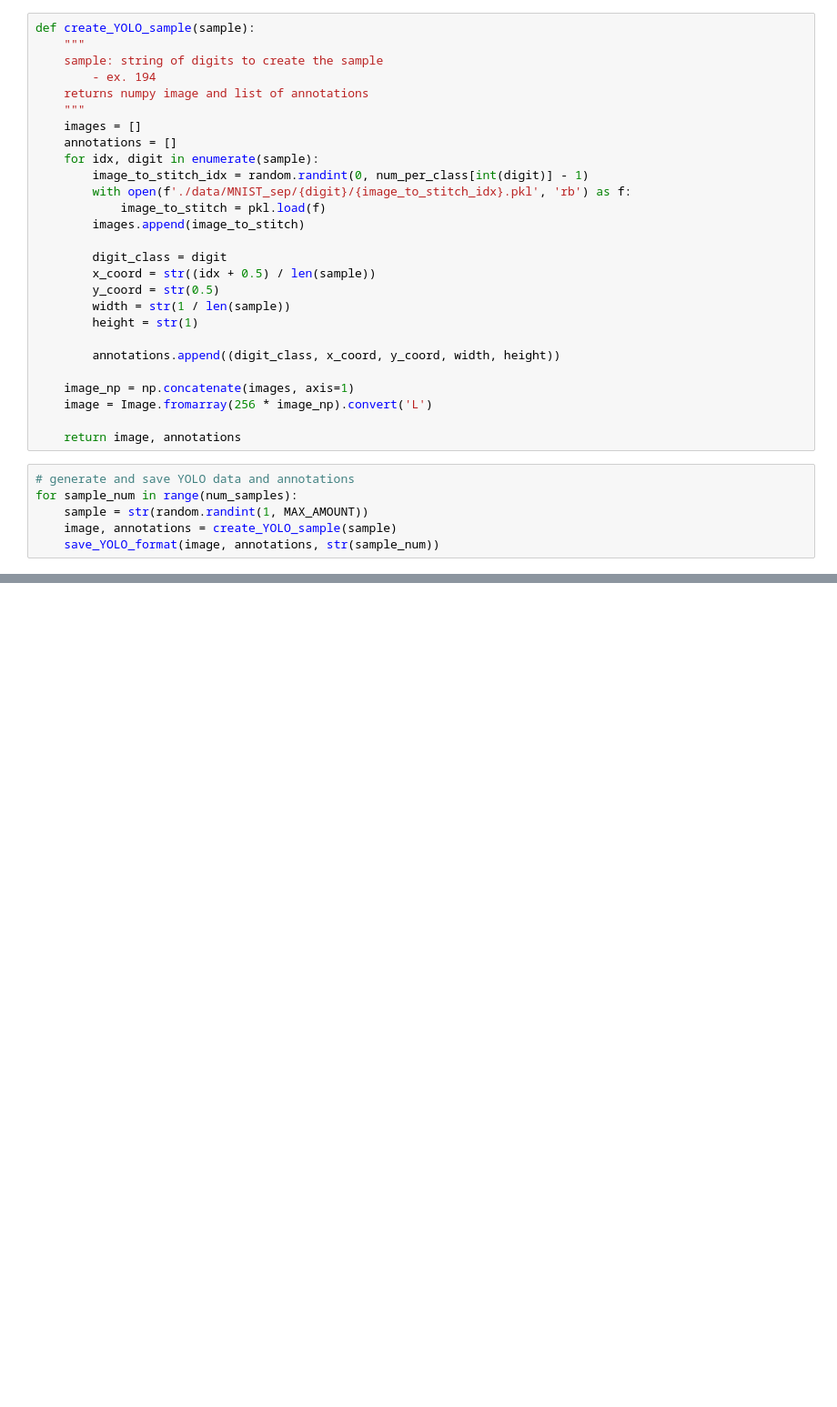
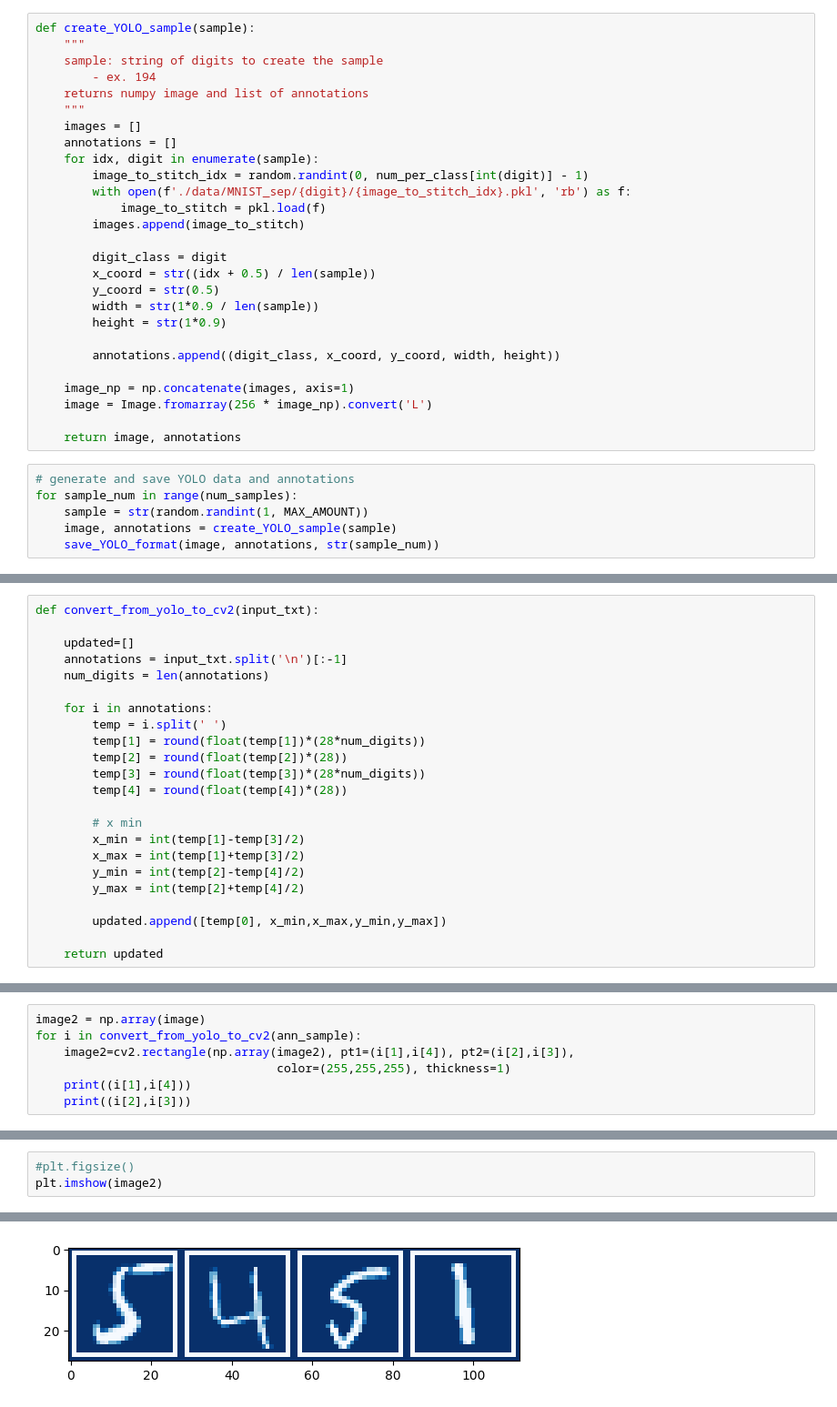
Before and after one commit to d-guo/e6998-5_final_project, a Jupyter notebook: create_dataset.ipynb, the cells around one changed output, grey strips where cells are left out. Shown: that part at 91% size. Cells and saved outputs as stored; diff of their text form; blank space fills up the shorter version.

```diff
--- a/create_dataset.ipynb
+++ b/create_dataset.ipynb
@@ -102,8 +114,8 @@ def create_YOLO_sample(sample):
         digit_class = digit
         x_coord = str((idx + 0.5) / len(sample))
         y_coord = str(0.5)
-        width = str(1 / len(sample))
-        height = str(1)
+        width = str(1*0.9 / len(sample))
+        height = str(1*0.9)
 
         annotations.append((digit_class, x_coord, y_coord, width, height))
 
@@ -137,0 +154,23 @@ with open(f'{YOLO_data_dir}/1_annotations.txt', 'r') as f:
+# %%
+def convert_from_yolo_to_cv2(input_txt):
+
+    updated=[]
+    annotations = input_txt.split('\n')[:-1]
+    num_digits = len(annotations)
+
+    for i in annotations:
+        temp = i.split(' ')
+        temp[1] = round(float(temp[1])*(28*num_digits))
+        temp[2] = round(float(temp[2])*(28))
+        temp[3] = round(float(temp[3])*(28*num_digits))
+        temp[4] = round(float(temp[4])*(28))
+
+        # x min
+        x_min = int(temp[1]-temp[3]/2)
+        x_max = int(temp[1]+temp[3]/2)
+        y_min = int(temp[2]-temp[4]/2)
+        y_max = int(temp[2]+temp[4]/2)
+
+        updated.append([temp[0], x_min,x_max,y_min,y_max])
+
+    return updated
@@ -137,0 +181,7 @@ with open(f'{YOLO_data_dir}/1_annotations.txt', 'r') as f:
+# %%
+image2 = np.array(image)
+for i in convert_from_yolo_to_cv2(ann_sample):
+    image2=cv2.rectangle(np.array(image2), pt1=(i[1],i[4]), pt2=(i[2],i[3]),
+                                  color=(255,255,255), thickness=1)
+    print((i[1],i[4]))
+    print((i[2],i[3]))
@@ -137,0 +204,4 @@ with open(f'{YOLO_data_dir}/1_annotations.txt', 'r') as f:
+# %%
+#plt.figsize()
+plt.imshow(image2)
+# %% [output]
@@ -137,0 +209 @@ with open(f'{YOLO_data_dir}/1_annotations.txt', 'r') as f:
+[figure, added]
```
Also changed, not shown: parts of 12 cells of this notebook, 4 other files.
